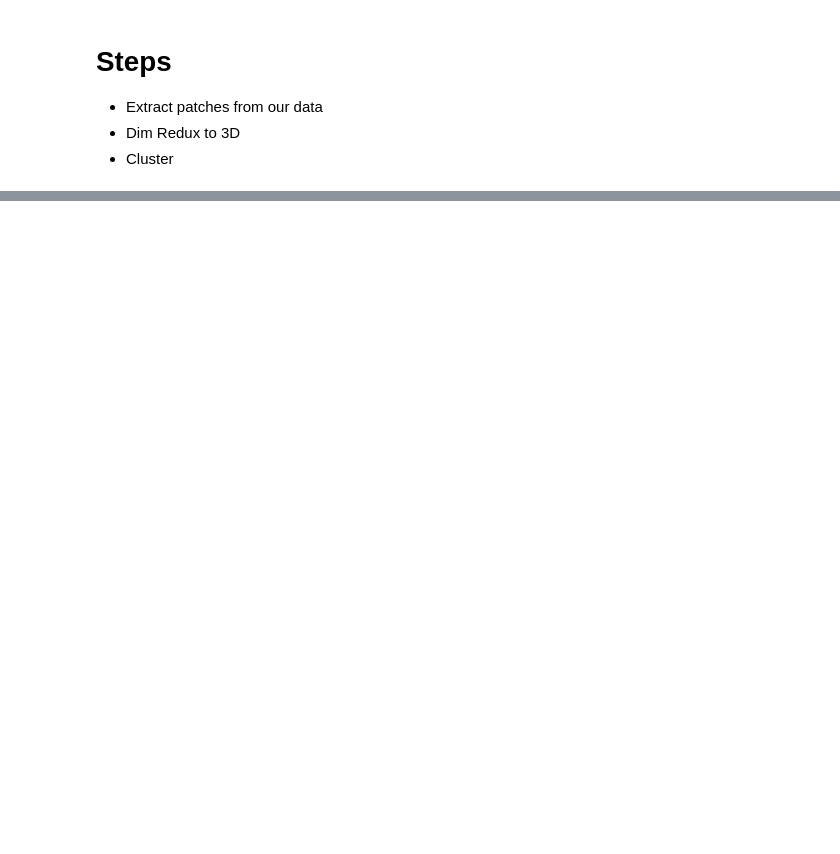
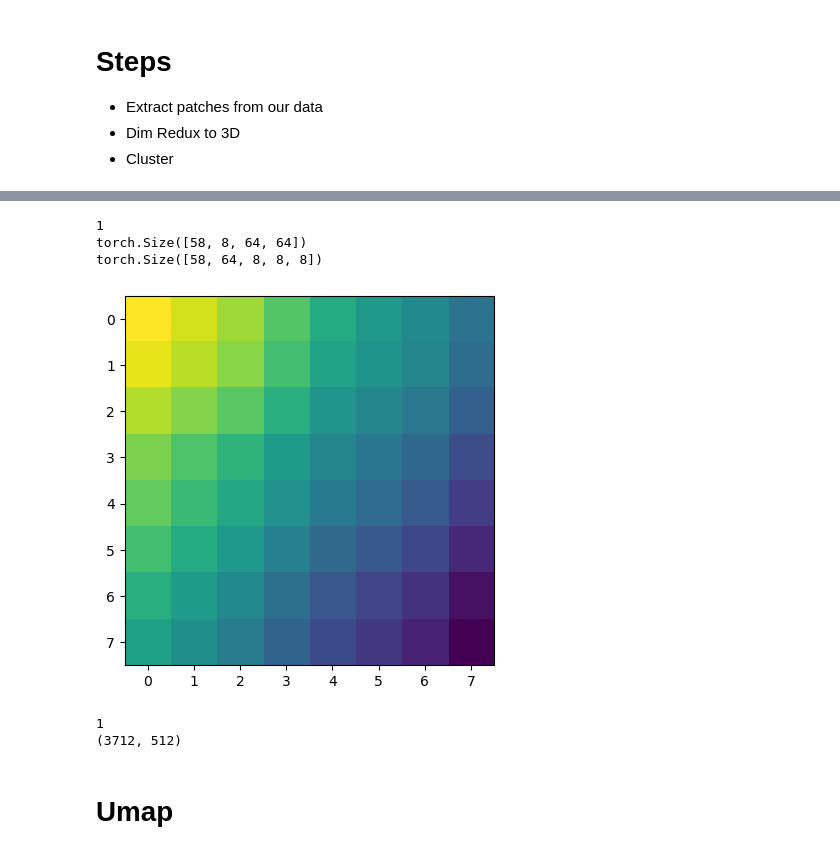
Before and after one commit to Sea-Meets-the-Stars/DBOF_Representation_Learning, a Jupyter notebook: notebooks/baseline_clusters.ipynb, the cells around one changed output, grey strips where cells are left out. Cells and saved outputs as stored; diff of their text form; code cells hidden in the pictures; blank space fills up the shorter version.

```diff
--- a/notebooks/baseline_clusters.ipynb
+++ b/notebooks/baseline_clusters.ipynb
@@ -36,0 +73,35 @@ def images_to_patches(images: torch.Tensor, patch_size: int) -> torch.Tensor:
+# %%
+print(len(cutouts_dataloader))
+for batch in cutouts_dataloader:
+    print(batch.shape)
+
+    patches = images_to_patches(batch, 8)
+    print(patches.shape)
+
+    img = patches[0][0][0]
+    plt.imshow(img)
+
+    break
+# %% [output]
+1
+torch.Size([58, 8, 64, 64])
+torch.Size([58, 64, 8, 8, 8])
+[figure, added]
+# %%
+patch_size = 8
+patched_loader = PatchedDataLoader(cutouts_dataloader, patch_size=patch_size)
+print(len(patched_loader))
+
+# for patches in patched_loader:
+#     print(patches.shape)
+#     print(patches.reshape(patches.shape[0] * patches.shape[1], -1).shape)
+#     break
+
+patches = torch.cat(
+    [patches.reshape(patches.shape[0] * patches.shape[1], -1) for patches in patched_loader], dim=0
+).numpy()
+
+print(patches.shape)
+# %% [output]
+1
+(3712, 512)
@@ -36,0 +206,2 @@ def images_to_patches(images: torch.Tensor, patch_size: int) -> torch.Tensor:
+# %% [markdown]
+# Umap
```
Also changed, not shown: parts of 26 cells of this notebook, 3 other files.
